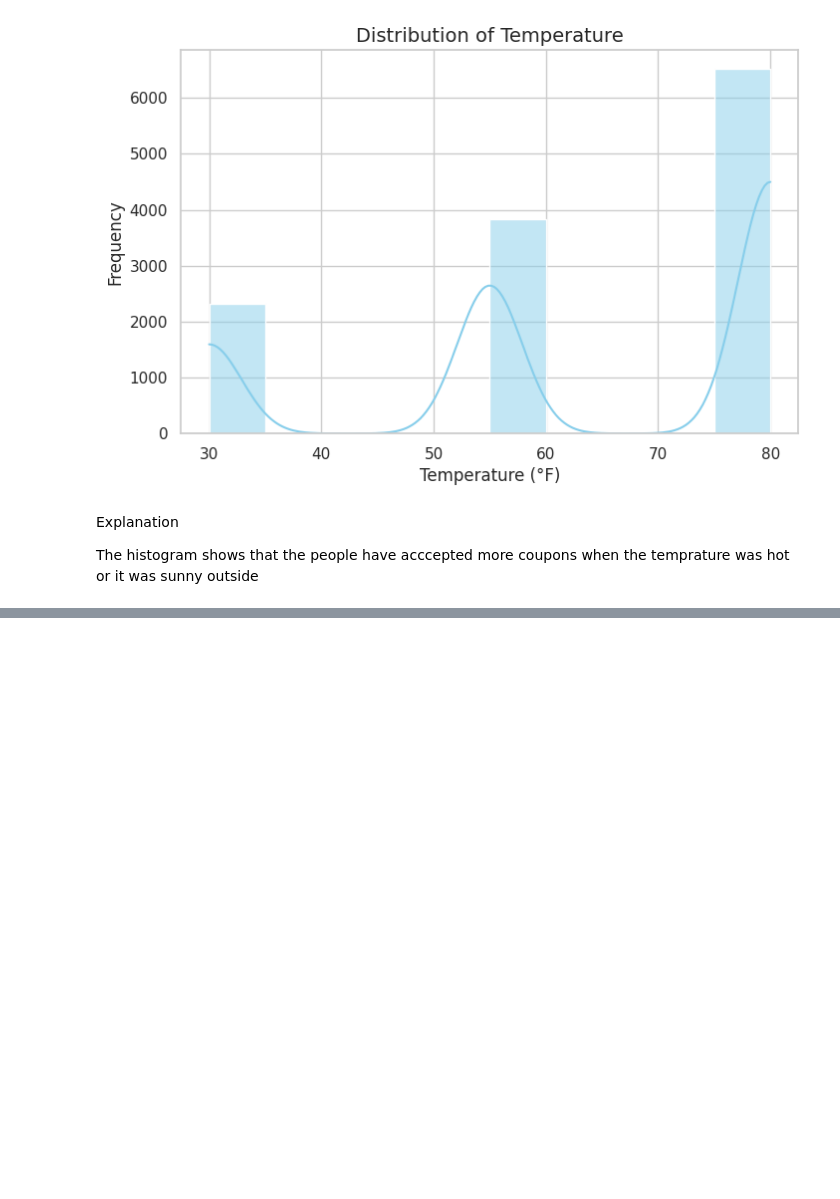
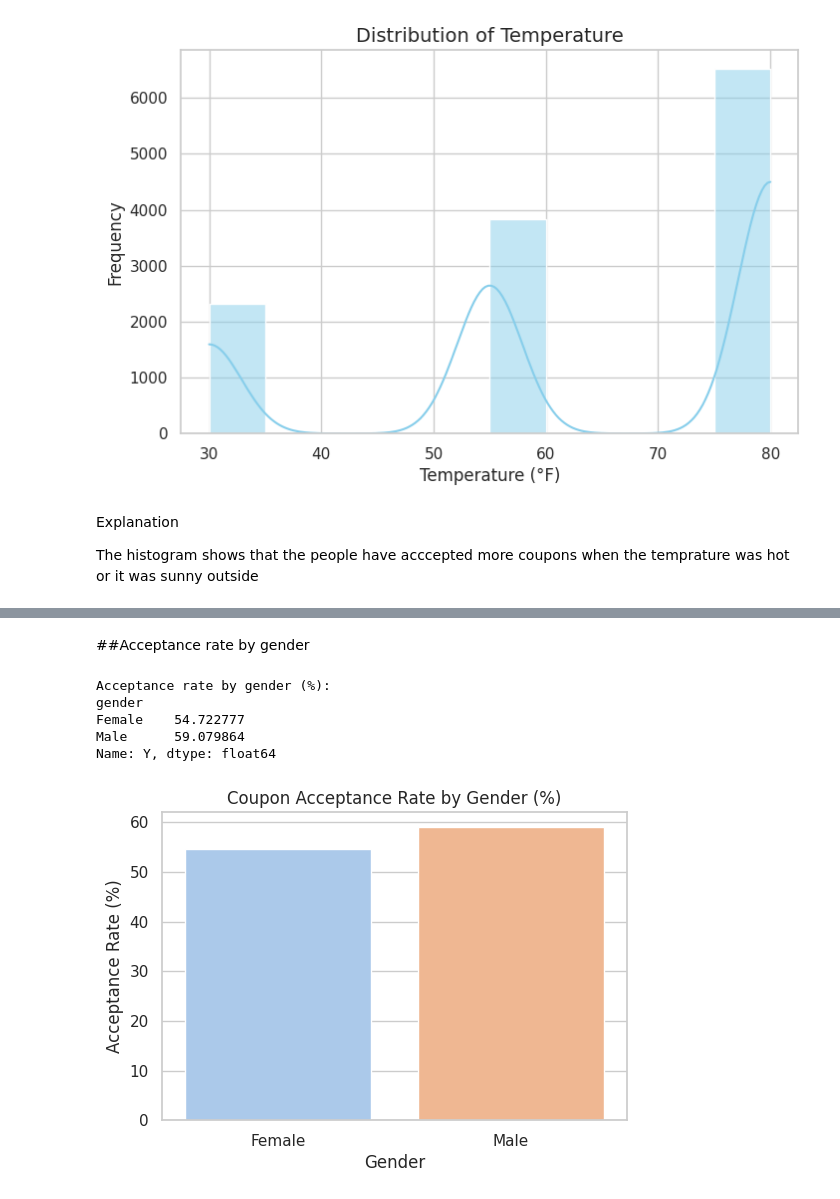
Before and after one commit to junaidkhan37/AmazonCouponReasearch, a Jupyter notebook: Analyzing coupon.ipynb, the cells around one changed output, grey strips where cells are left out. Saved outputs shown, nothing was run; the diff lists cells and outputs as text; code cells hidden in the pictures; blank space fills up the shorter version.

```diff
--- a/Analyzing coupon.ipynb
+++ b/Analyzing coupon.ipynb
@@ -208,0 +309,25 @@ The histogram shows that the people have acccepted more coupons when the temprat
+# %% [markdown]
+##Acceptance rate by gender
+# %%
+# Calculate acceptance rate by gender
+acceptance_by_gender = data.groupby('gender')['Y'].mean() * 100
+
+# Display the results
+print("Acceptance rate by gender (%):")
+print(acceptance_by_gender)
+
+# Visualize using a bar plot
+
+plt.figure(figsize=(6,4))
+sns.barplot(x=acceptance_by_gender.index, y=acceptance_by_gender.values, palette='pastel')
+plt.title('Coupon Acceptance Rate by Gender (%)')
+plt.ylabel('Acceptance Rate (%)')
+plt.xlabel('Gender')
+plt.show()
+# %% [output]
+Acceptance rate by gender (%):
+gender
+Female    54.722777
+Male      59.079864
+Name: Y, dtype: float64
+[figure, added]
```
Also changed, not shown: parts of 21 cells of this notebook.
